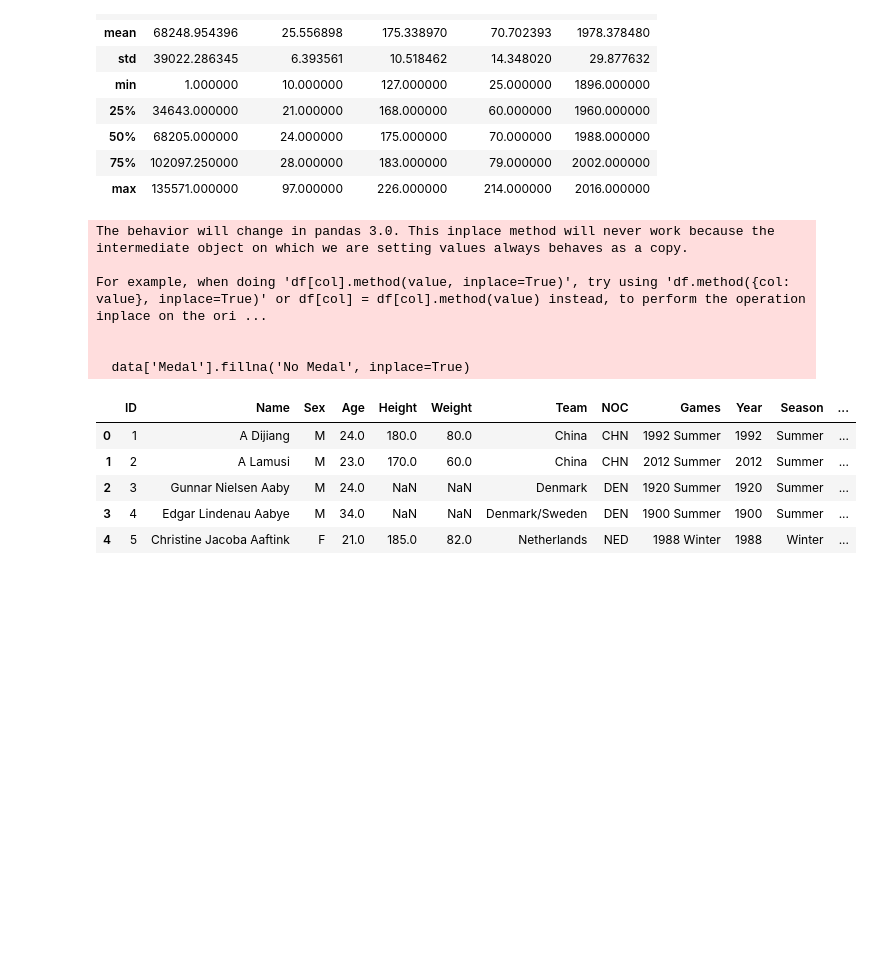
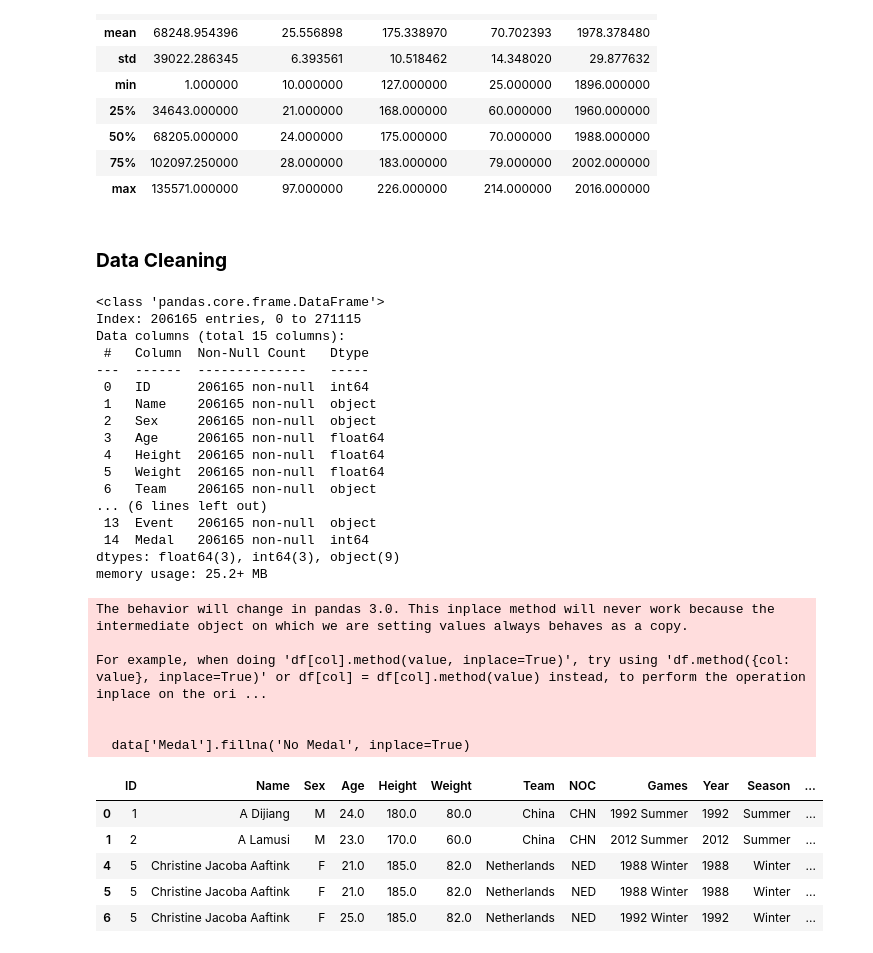
Before and after one commit to lobsangt15/Olympic-Research-Project, a Jupyter notebook: Olympic_Research_Project.ipynb, the cells around one changed output. Drawn from its saved outputs; the diff is of its cells as text; code cells hidden in the pictures; blank space fills up the shorter version.

```diff
--- a/Olympic_Research_Project.ipynb
+++ b/Olympic_Research_Project.ipynb
@@ -57,26 +57,48 @@ data.describe()
 | 50% | 68205.000000 | 24.000000 | 175.000000 | 70.000000 | 1988.000000 |
 | 75% | 102097.250000 | 28.000000 | 183.000000 | 79.000000 | 2002.000000 |
 | max | 135571.000000 | 97.000000 | 226.000000 | 214.000000 | 2016.000000 |
+# %% [markdown]
+### **Data Cleaning**
 # %%
 data['Medal'].fillna('No Medal', inplace=True)
 
 medal_map = {'Gold': 1, 'Silver': 1, 'Bronze': 1, 'No Medal': 0}
 data['Medal'] = data['Medal'].replace(medal_map)
 
+data.dropna(subset=['Age', 'Height', 'Weight'], inplace=True)
+
+data.info()
 data.head()
 # %% [output]
-The behavior will change in pandas 3.0. This inplace method will never work because the intermediate object on which we are setting values always behaves as a copy.
-
-For example, when doing 'df[col].method(value, inplace=True)', try using 'df.method({col: value}, inplace=True)' or df[col] = df[col].method(value) instead, to perform the operation inplace on the ori ...
-
-
-  data['Medal'].fillna('No Medal', inplace=True)
+<class 'pandas.core.frame.DataFrame'>
+Index: 206165 entries, 0 to 271115
+Data columns (total 15 columns):
+ #   Column  Non-Null Count   Dtype
+---  ------  --------------   -----
+ 0   ID      206165 non-null  int64
+ 1   Name    206165 non-null  object
+ 2   Sex     206165 non-null  object
+ 3   Age     206165 non-null  float64
+ 4   Height  206165 non-null  float64
+ 5   Weight  206165 non-null  float64
+ 6   Team    206165 non-null  object
+... (6 lines left out)
+ 13  Event   206165 non-null  object
+ 14  Medal   206165 non-null  int64
+dtypes: float64(3), int64(3), object(9)
+memory usage: 25.2+ MB
+The behavior will change in pandas 3.0. This inplace method will never work because the intermediate object on which we are setting values always behaves as a copy.
+
+For example, when doing 'df[col].method(value, inplace=True)', try using 'df.method({col: value}, inplace=True)' or df[col] = df[col].method(value) instead, to perform the operation inplace on the ori ...
+
+
+  data['Medal'].fillna('No Medal', inplace=True)
 |  | ID | Name | Sex | Age | Height | Weight | Team | NOC | Games | Year | Season | ... |
 | 0 | 1 | A Dijiang | M | 24.0 | 180.0 | 80.0 | China | CHN | 1992 Summer | 1992 | Summer | ... |
 | 1 | 2 | A Lamusi | M | 23.0 | 170.0 | 60.0 | China | CHN | 2012 Summer | 2012 | Summer | ... |
-| 2 | 3 | Gunnar Nielsen Aaby | M | 24.0 | NaN | NaN | Denmark | DEN | 1920 Summer | 1920 | Summer | ... |
-| 3 | 4 | Edgar Lindenau Aabye | M | 34.0 | NaN | NaN | Denmark/Sweden | DEN | 1900 Summer | 1900 | Summer | ... |
 | 4 | 5 | Christine Jacoba Aaftink | F | 21.0 | 185.0 | 82.0 | Netherlands | NED | 1988 Winter | 1988 | Winter | ... |
+| 5 | 5 | Christine Jacoba Aaftink | F | 21.0 | 185.0 | 82.0 | Netherlands | NED | 1988 Winter | 1988 | Winter | ... |
+| 6 | 5 | Christine Jacoba Aaftink | F | 25.0 | 185.0 | 82.0 | Netherlands | NED | 1992 Winter | 1992 | Winter | ... |
 # %%
 medals_by_country = data.groupby('NOC')['Medal'].sum()
 top_10_countries = medals_by_country.sort_values(ascending=False).head(10)
```
Also changed, not shown: parts of 18 cells of this notebook.
